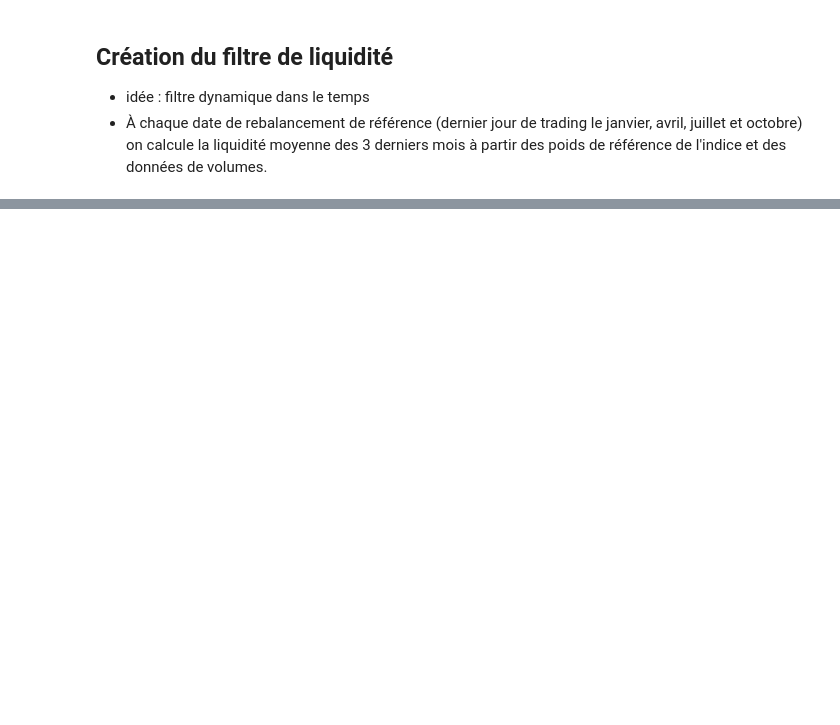
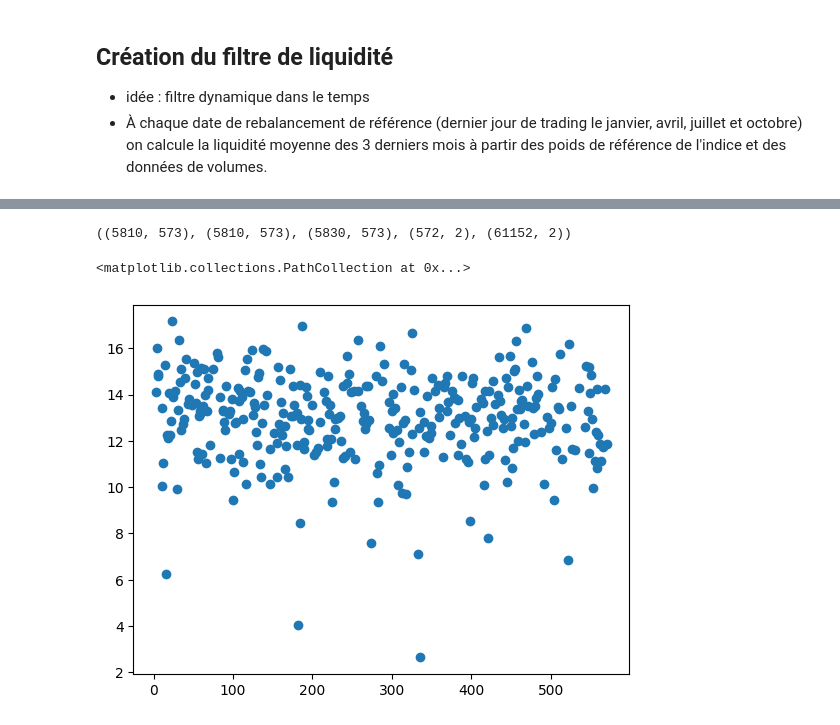
Before and after one commit to Thomas4390/bni_case_prog, a Jupyter notebook: main.ipynb, the cells around one changed output, grey strips where cells are left out. Cells and saved outputs as stored; diff of their text form; code cells hidden in the pictures; blank space fills up the shorter version.

Commit message:
[NEW] | new filtering volume

```diff
--- a/main.ipynb
+++ b/main.ipynb
@@ -9,0 +11,6 @@ read_reference_index_holdings()
+# %%
+df_px = read_data("Constituents PX_LAST data")
+df_volume = read_data("Constituents PX_VOLUME data")
+df_total_ret = read_data("Constituents TOT_RET_INDEX data")
+df_gics = read_gics_sectors()
+df_ref = read_reference_index_holdings()
@@ -9,0 +28,10 @@ read_reference_index_holdings()
+# %%
+df_volume.shape, df_px.shape, df_total_ret.shape, df_gics.shape, df_ref.shape
+# %% [output]
+((5810, 573), (5810, 573), (5830, 573), (572, 2), (61152, 2))
+# %%
+# scatter plot last row of df_volume without last column
+plt.scatter(range(df_volume.iloc[-1, :-1].shape[0]), np.log(df_volume.iloc[-1, :-1]))
+# %% [output]
+<matplotlib.collections.PathCollection at 0x...>
+[figure, added]
```
Also changed, not shown: parts of 6 cells of this notebook, 2 other files.
